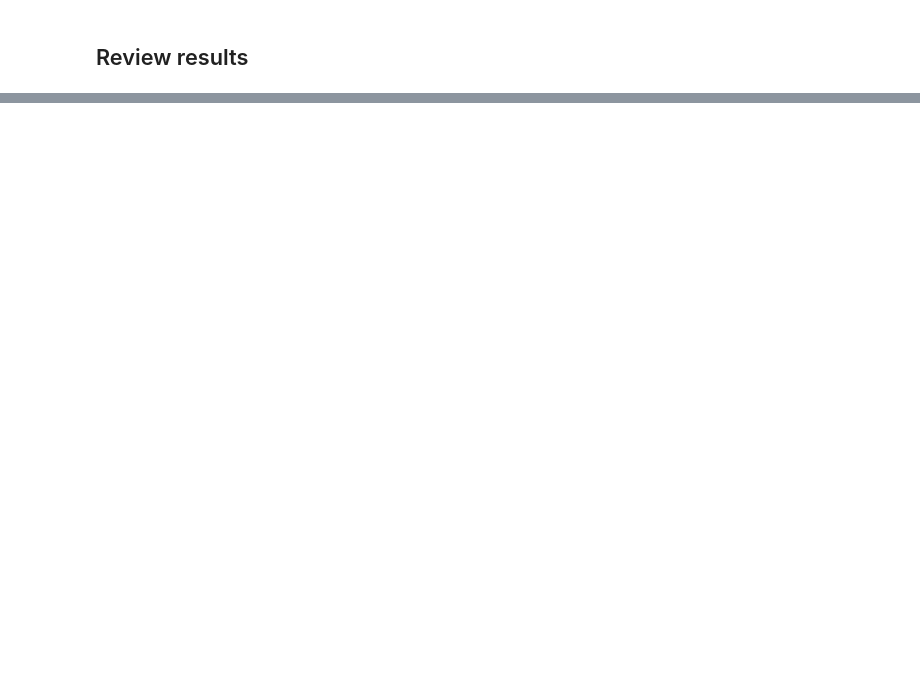
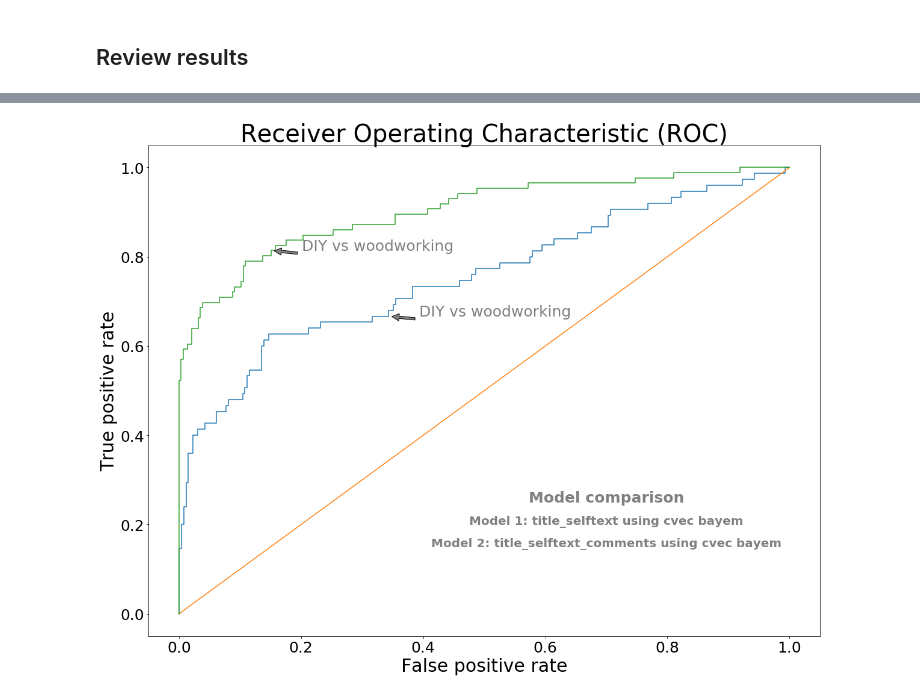
Before and after one commit to sgodfrey66/reddit_posts, a Jupyter notebook: code/Modeling.ipynb, the cells around one changed output, grey strips where cells are left out. Cells and saved outputs as stored; diff of their text form; code cells hidden in the pictures; blank space fills up the shorter version.

```diff
--- a/code/Modeling.ipynb
+++ b/code/Modeling.ipynb
@@ -508,2 +633,7 @@ model_lib
+# %%
+# Get the performance statistics for this model
+roc_compare(model_lib, loc1 = 32, loc2 = 80)
+# %% [output]
+[figure, added]
 # %%
 # Get the performance statistics for this model
```
Also changed, not shown: parts of 14 cells of this notebook, 2 other files.
